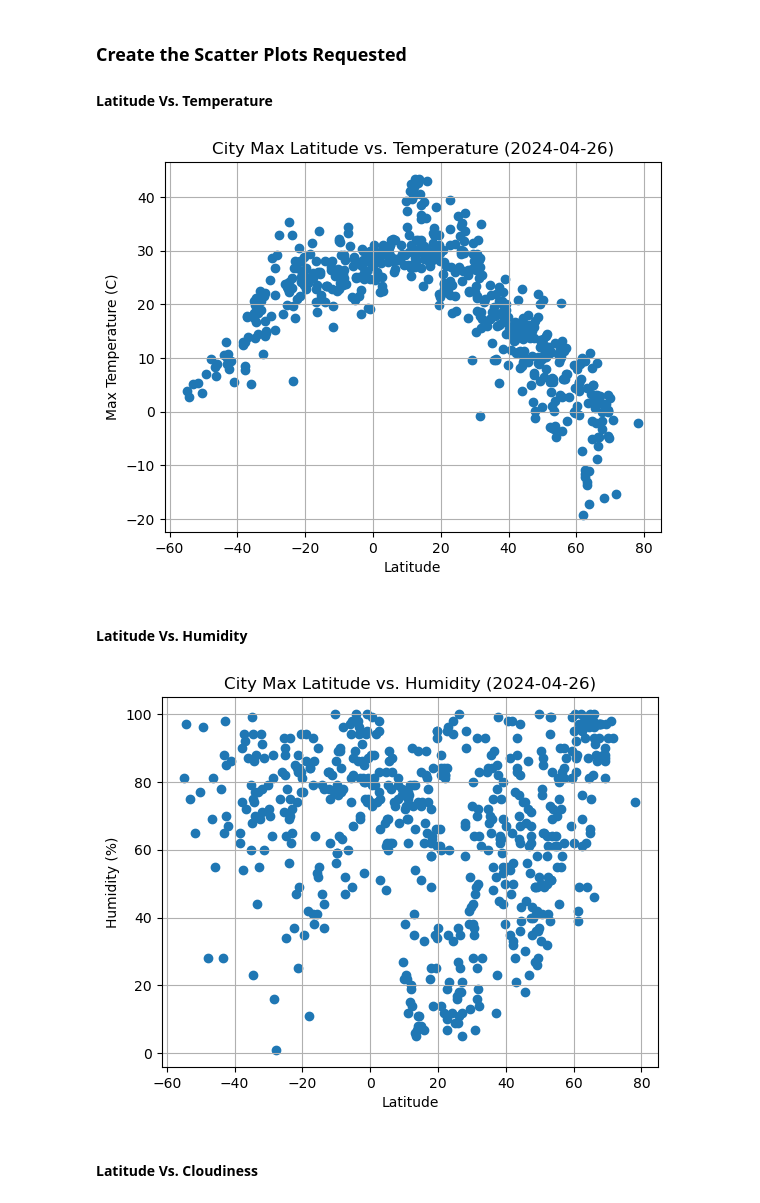
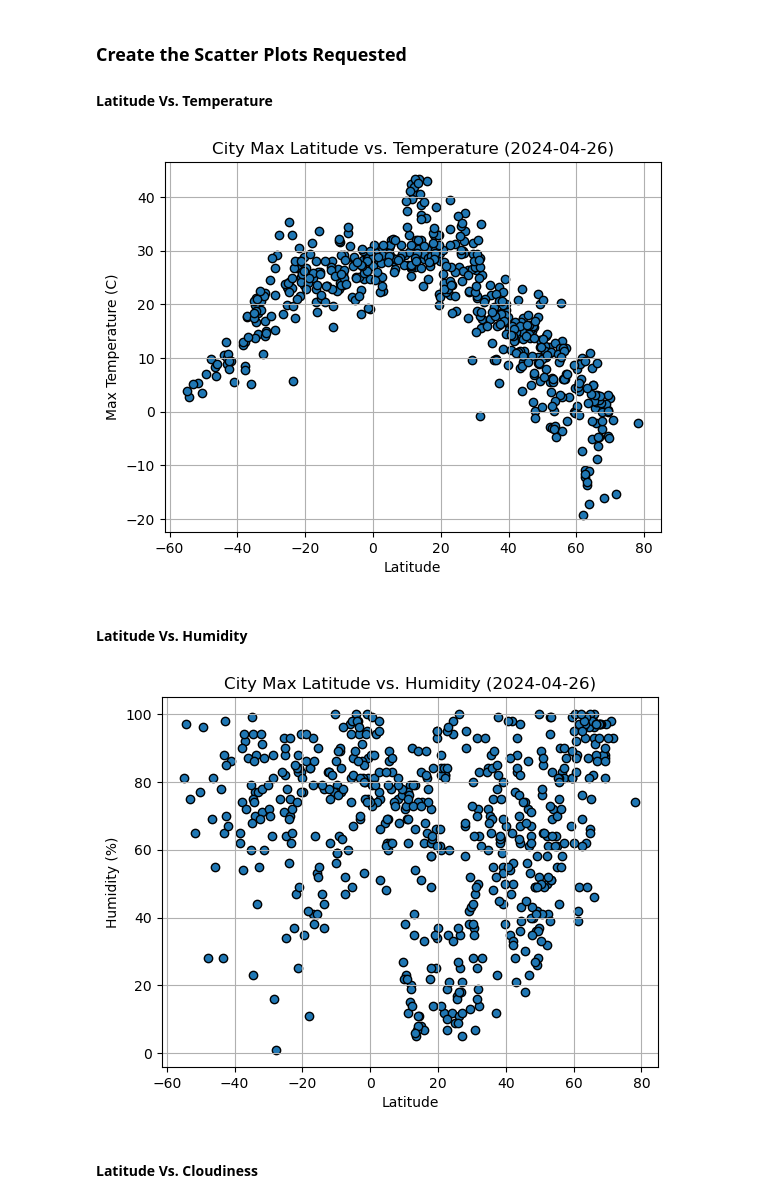
Before and after one commit to rachelklem/python-api-challenge, a Jupyter notebook: starter_code/WeatherPy_workspace.ipynb, the cells around one changed output. Saved outputs shown, nothing was run; the diff lists cells and outputs as text; code cells hidden in the pictures.

```diff
--- a/starter_code/WeatherPy_workspace.ipynb
+++ b/starter_code/WeatherPy_workspace.ipynb
@@ -199,7 +199,7 @@ temp = city_data_df['Max Temp']
 
 x = latitude
 y = temp
-plt.scatter(x,y)
+plt.scatter(x, y, edgecolors='black')
 plt.title('City Max Latitude vs. Temperature (2024-04-26)')
 plt.xlabel('Latitude')
 plt.ylabel('Max Temperature (C)')
@@ -213,30 +213,30 @@ plt.savefig("python-api-challenge/output_data/Fig1.png")
 # Show plot
 plt.show()
 # %% [output]
-[figure, old version]
+[figure, new version]
 # %% [markdown]
 #### Latitude Vs. Humidity
 # %%
 # Build the scatter plots for latitude vs. humidity
 date = city_data_df['Date'].max()
 latitude = city_data_df['Lat']
 humidity = city_data_df['Humidity']
 x = latitude
 y = humidity
-plt.scatter(x,y)
+plt.scatter(x,y,edgecolors='black')
 plt.title('City Max Latitude vs. Humidity (2024-04-26)')
 plt.xlabel('Latitude')
 plt.ylabel('Humidity (%)')
 # Incorporate the other graph properties
 plt.grid()
 
 # Save the figure
 plt.savefig("python-api-challenge/output_data/Fig2.png")
 
 # Show plot
 plt.show()
 # %% [output]
-[figure, old version]
+[figure, new version]
 # %% [markdown]
 #### Latitude Vs. Cloudiness
 # %%
```
Also changed, not shown: parts of 8 cells of this notebook, 8 other files.
